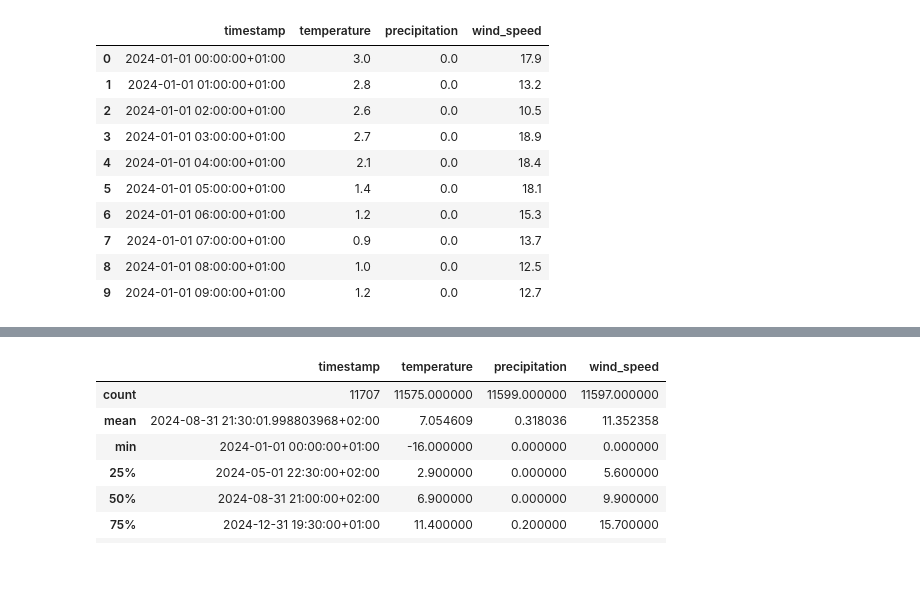
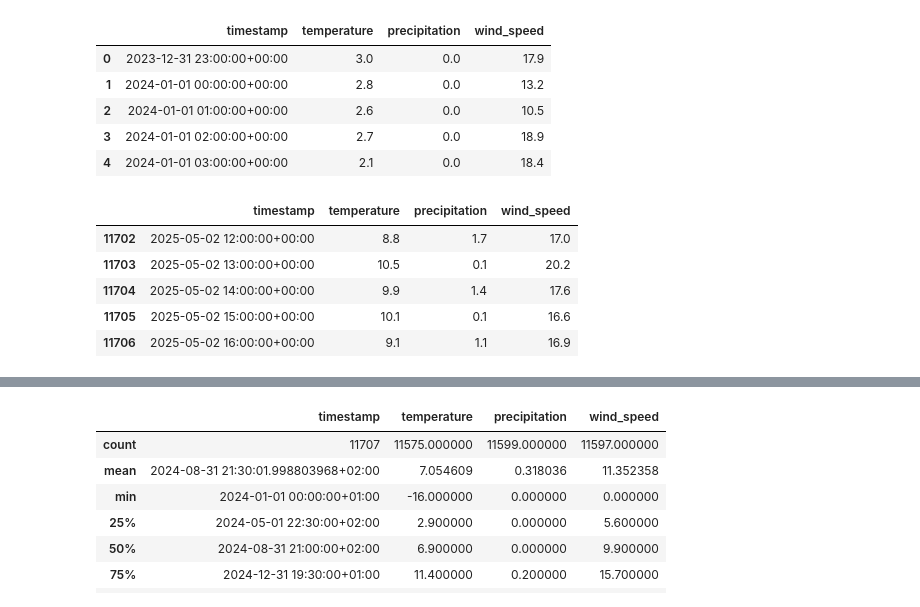
Before and after one commit to Jon-Hauge/City-bicycle-data-science-project, a Jupyter notebook: prosjekt/notebooks/03_explore_weather.ipynb, the cells around one changed output, grey strips where cells are left out. Saved outputs shown, nothing was run; the diff lists cells and outputs as text; code cells hidden in the pictures; blank space fills up the shorter version.

```diff
--- a/prosjekt/notebooks/03_explore_weather.ipynb
+++ b/prosjekt/notebooks/03_explore_weather.ipynb
@@ -5,18 +6,24 @@ import numpy as np
 # importerer data
 weather_df = pd.read_csv("../raw_data/weather.csv")
 # %%
-# første 10 radene
-første_rad = weather_df.head(n=10)
-første_rad
+# første 5 radene
+head = weather_df.head()
+head
 # %% [output]
 |  | timestamp | temperature | precipitation | wind_speed |
-| 0 | 2024-01-01 00:00:00+01:00 | 3.0 | 0.0 | 17.9 |
-| 1 | 2024-01-01 01:00:00+01:00 | 2.8 | 0.0 | 13.2 |
-| 2 | 2024-01-01 02:00:00+01:00 | 2.6 | 0.0 | 10.5 |
-| 3 | 2024-01-01 03:00:00+01:00 | 2.7 | 0.0 | 18.9 |
-| 4 | 2024-01-01 04:00:00+01:00 | 2.1 | 0.0 | 18.4 |
-| 5 | 2024-01-01 05:00:00+01:00 | 1.4 | 0.0 | 18.1 |
-| 6 | 2024-01-01 06:00:00+01:00 | 1.2 | 0.0 | 15.3 |
-| 7 | 2024-01-01 07:00:00+01:00 | 0.9 | 0.0 | 13.7 |
-| 8 | 2024-01-01 08:00:00+01:00 | 1.0 | 0.0 | 12.5 |
-| 9 | 2024-01-01 09:00:00+01:00 | 1.2 | 0.0 | 12.7 |
+| 0 | 2023-12-31 23:00:00+00:00 | 3.0 | 0.0 | 17.9 |
+| 1 | 2024-01-01 00:00:00+00:00 | 2.8 | 0.0 | 13.2 |
+| 2 | 2024-01-01 01:00:00+00:00 | 2.6 | 0.0 | 10.5 |
+| 3 | 2024-01-01 02:00:00+00:00 | 2.7 | 0.0 | 18.9 |
+| 4 | 2024-01-01 03:00:00+00:00 | 2.1 | 0.0 | 18.4 |
+# %%
+# siste 5 radene
+tail = weather_df.tail()
+tail
+# %% [output]
+|  | timestamp | temperature | precipitation | wind_speed |
+| 11702 | 2025-05-02 12:00:00+00:00 | 8.8 | 1.7 | 17.0 |
+| 11703 | 2025-05-02 13:00:00+00:00 | 10.5 | 0.1 | 20.2 |
+| 11704 | 2025-05-02 14:00:00+00:00 | 9.9 | 1.4 | 17.6 |
+| 11705 | 2025-05-02 15:00:00+00:00 | 10.1 | 0.1 | 16.6 |
+| 11706 | 2025-05-02 16:00:00+00:00 | 9.1 | 1.1 | 16.9 |
```
Also changed, not shown: parts of 18 cells of this notebook, 5 other files.
